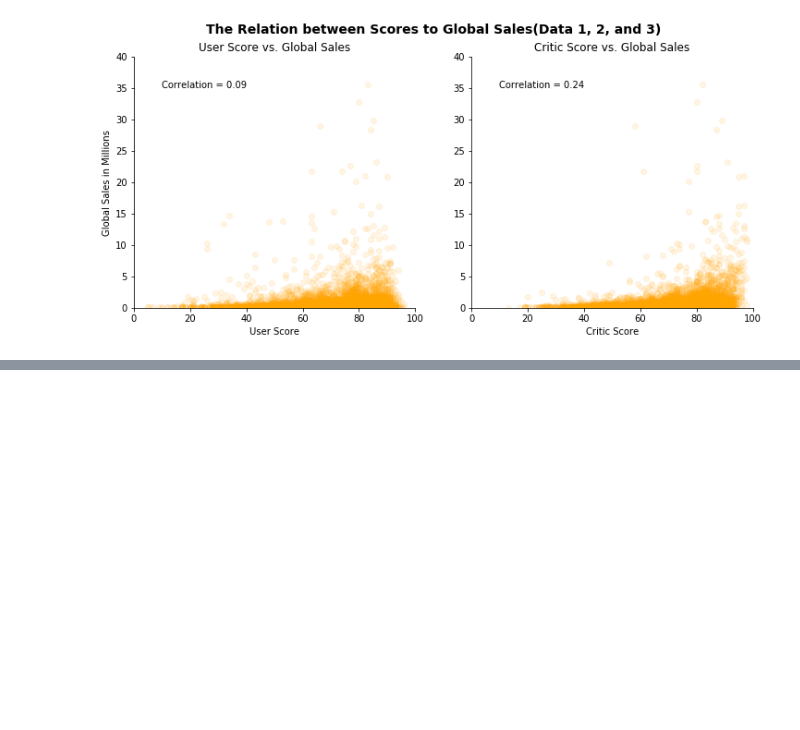
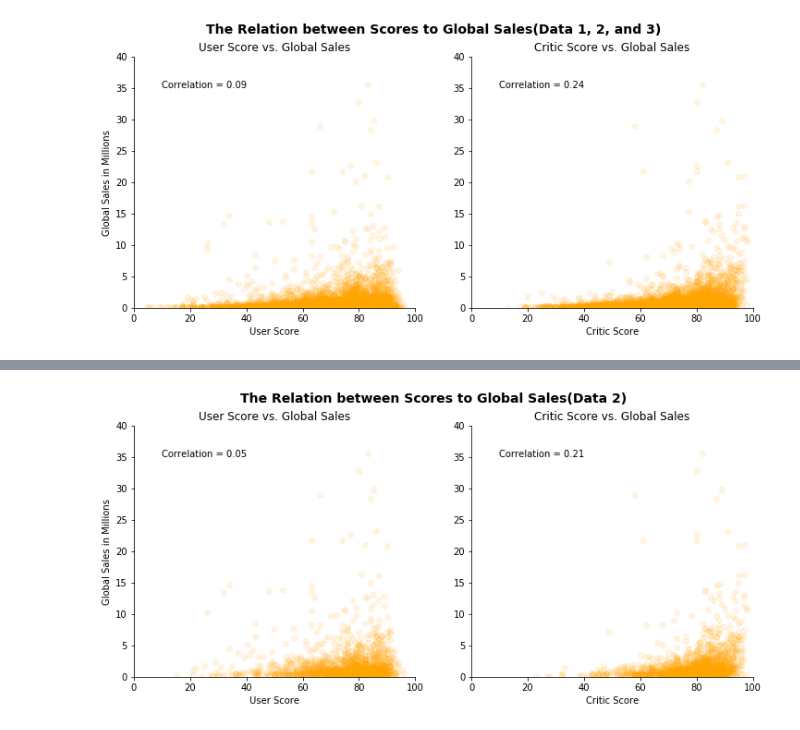
Before and after one commit to mell0611/data_science_project, a Jupyter notebook: data_analysis.ipynb, the cells around one changed output, grey strips where cells are left out. Saved outputs shown, nothing was run; the diff lists cells and outputs as text; code cells hidden in the pictures; blank space fills up the shorter version.

Commit message:
Added data2 analysis

```diff
--- a/data_analysis.ipynb
+++ b/data_analysis.ipynb
@@ -246,0 +246,39 @@ NameError: name 'annual_mean_combo' is not defined
+# %%
+# low correlation  --> got only data2
+data2 = pd.read_csv("dataset/data2_modified.csv")
+# %%
+data2  = data2[data2.User_Count > 25]
+data2  = data2[data2.Critic_Count > 20]
+delete = ["Unnamed: 0",'NA_Sales','EU_Sales','JP_Sales',"Other_Sales",'Critic_Count','User_Count']
+data2 = data2.drop(delete, axis = 1)
+data2.User_Score = data2.User_Score*10
+# %%
+# Code for scatter plot comparing metascore against sales and user score against sales
+fig, ax = plt.subplots(nrows = 1, ncols = 2, sharex = True, figsize = (12,5))
+corr_mat = data2.corr()
+
+#labels
+fig.suptitle("The Relation between Scores to Global Sales(Data 2)", fontsize = 14, fontweight = "bold")
+ax[0].set_title("User Score vs. Global Sales", fontsize = 12)
+ax[1].set_title("Critic Score vs. Global Sales", fontsize = 12)
+
+count = 0
+name_list = ['User_Score','Critic_Score']
+
+for var in ax:
+    var.scatter(data2[name_list[count]], data2["Global_Sales"], alpha= 0.1, c = 'Orange')
+    var.spines["right"].set_visible(False)
+    var.spines["top"].set_visible(False)
+    cr = corr_mat.Global_Sales[name_list[count]] # get the correlation matrix
+    message = "Correlation = " + str(round(cr,2))
+    var.text(40, 35, message, horizontalalignment='right')
+    var.set_xlim(0,100)
+    var.set_ylim(0,40)
+    count+=1
+ax[0].set_ylabel("Global Sales in Millions")
+
+ax[0].set_xlabel("User Score")
+ax[1].set_xlabel("Critic Score")
+plt.show()
+# %% [output]
+[figure, added]
```
Also changed, not shown: parts of 9 cells of this notebook.
